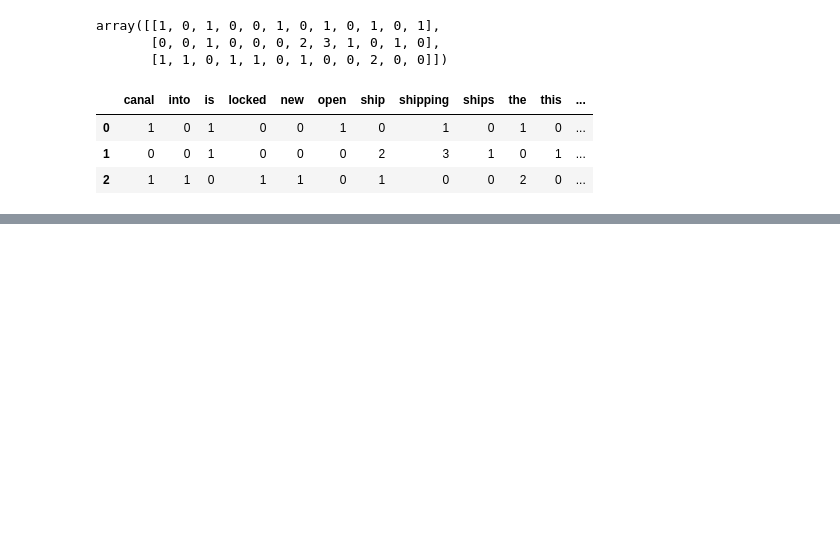
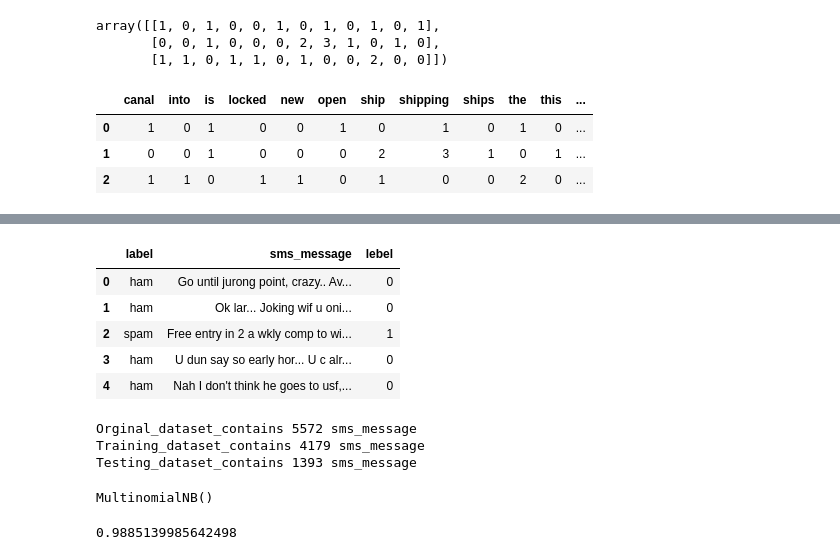
Before and after one commit to y4-5H0/Machine-Learning-Lab, a Jupyter notebook: Native_Bayes_Classifire.ipynb, the cells around one changed output, grey strips where cells are left out. Cells and saved outputs as stored; diff of their text form; code cells hidden in the pictures; blank space fills up the shorter version.

```diff
--- a/Native_Bayes_Classifire.ipynb
+++ b/Native_Bayes_Classifire.ipynb
@@ -75,0 +78,5 @@ frequency_matrix
+# %%
+import pandas as pd
+
+df = pd.read_table('/content/drive/MyDrive/Colab Notebooks/Data/SMSSpamCollection', sep='\t', header=None, names=['label', 'sms_message'])
+df.head()
@@ -75,0 +90,22 @@ frequency_matrix
+# %%
+df['lebel'] = df.label.map({'ham': 0, 'spam': 1})
+df.head()
+# %% [output]
+|  | label | sms_message | lebel |
+| 0 | ham | Go until jurong point, crazy.. Av... | 0 |
+| 1 | ham | Ok lar... Joking wif u oni... | 0 |
+| 2 | spam | Free entry in 2 a wkly comp to wi... | 1 |
+| 3 | ham | U dun say so early hor... U c alr... | 0 |
+| 4 | ham | Nah I don't think he goes to usf,... | 0 |
+# %%
+from sklearn.model_selection import train_test_split
+
+X_train, X_test, y_train, y_test = train_test_split(df['sms_message'], df['lebel'], random_state=1)
+
+print('Orginal_dataset_contains', df.shape[0], 'sms_message')
+print('Training_dataset_contains', X_train.shape[0], 'sms_message')
+print('Testing_dataset_contains', X_test.shape[0], 'sms_message')
+# %% [output]
+Orginal_dataset_contains 5572 sms_message
+Training_dataset_contains 4179 sms_message
+Testing_dataset_contains 1393 sms_message
@@ -75,0 +119,14 @@ frequency_matrix
+# %%
+from sklearn.naive_bayes import MultinomialNB
+
+naive_bayes = MultinomialNB()
+naive_bayes.fit(training_data, y_train)
+# %% [output]
+MultinomialNB()
+# %%
+import numpy as np
+
+predictions = naive_bayes.predict(test)
+print(np.mean(predictions == y_test))
+# %% [output]
+0.9885139985642498
```
Also changed, not shown: parts of 3 cells of this notebook.
